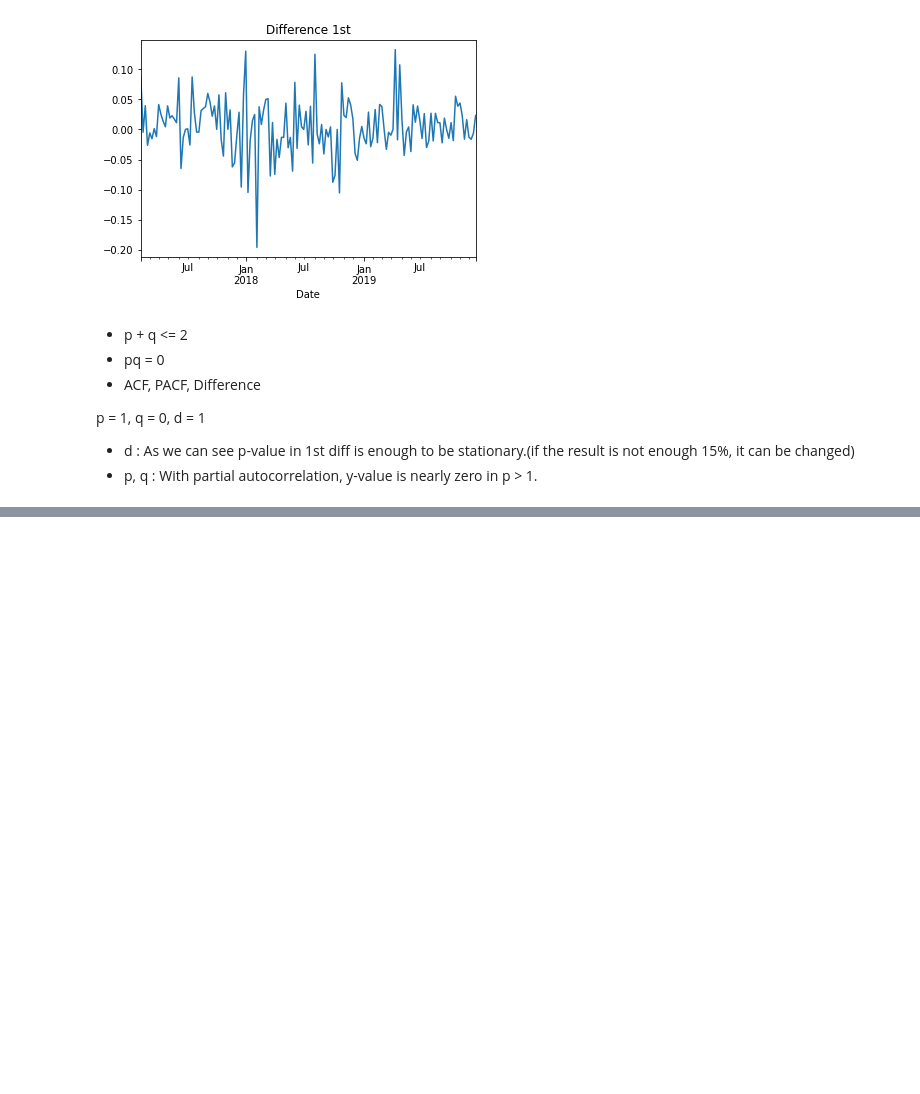
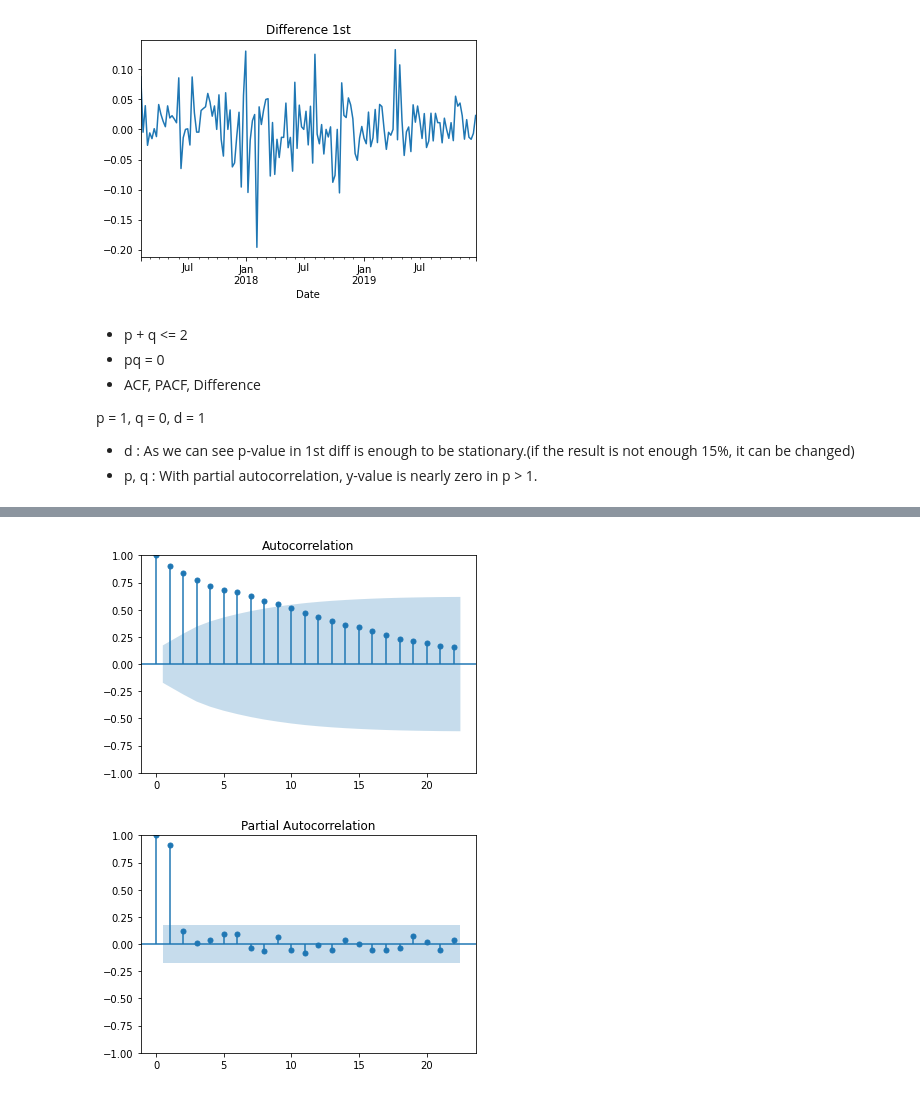
Before and after one commit to jujemu/Aiffel, a Jupyter notebook: EX/EX-3/[EX-3]Naver_stock.ipynb, the cells around one changed output, grey strips where cells are left out. Drawn from its saved outputs; the diff is of its cells as text; code cells hidden in the pictures; blank space fills up the shorter version.

```diff
--- a/EX/EX-3/[EX-3]Naver_stock.ipynb
+++ b/EX/EX-3/[EX-3]Naver_stock.ipynb
@@ -316,0 +334,12 @@ MAPE: 9.22%
+# %%
+filepath = './HYMTF.csv'
+df = pd.read_csv(filepath, index_col='Date', parse_dates=True)
+ts_log = np.log(df['Close'].interpolate(method='time'))
+train_data, test_data = ts_log[:int(len(ts_log)*0.9)], ts_log[int(len(ts_log)*0.9):]
+# %%
+plot_acf(ts_log)
+plot_pacf(ts_log)
+plt.show()
+# %% [output]
+[figure, added]
+[figure, added]
```
Also changed, not shown: parts of 16 cells of this notebook.
